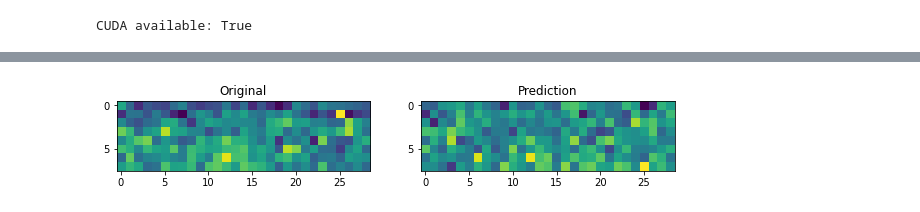
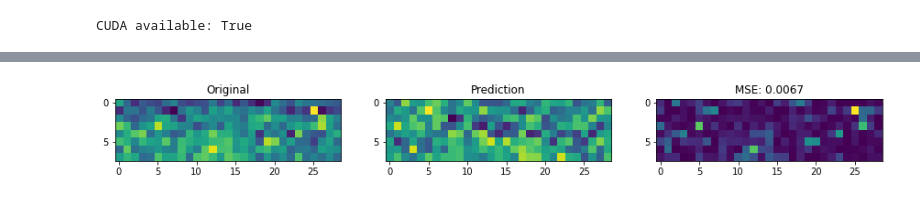
Before and after one commit to GunnerStone/AlgonautsChallenge_Fall2021, a Jupyter notebook: Model_Training/model_creation_sub01_V1_RAW.ipynb, the cells around one changed output, grey strips where cells are left out. Cells and saved outputs as stored; diff of their text form; code cells hidden in the pictures.

Commit message:
working models

```diff
--- a/Model_Training/model_creation_sub01_V1_RAW.ipynb
+++ b/Model_Training/model_creation_sub01_V1_RAW.ipynb
@@ -36,7 +47,7 @@ CUDA available: True
 
 #isolate subject of interests' data
 num_subjects = 10
-soi = 'sub01'
+soi = subject
 
 # read in every npy file in the directory Gunners_training_data/V1/RAW and store them in a list
 training_data = []
@@ -46,17 +57,17 @@ training_labels = []
 culling_scale = 1
 
 # for each file in the directory
-for i, file in enumerate(os.listdir('../Gunners_training_data/V1/RAW')):
+for i, file in enumerate(os.listdir('../Gunners_training_data/{}/{}'.format(roi, preprocessing))):
     # if the file name contains the soi string
     if not soi in file:
         continue
     # if the file is a .npy file
     if file.endswith('.npy'):
         # read in the file
-        data = np.load('../Gunners_training_data/V1/RAW/' + file, allow_pickle=True)
+        data = np.load('../Gunners_training_data/{}/{}/'.format(roi,preprocessing) + file, allow_pickle=True)
 
         # for each sample, make sure its dimensions are 32x32x225, if not then skip it
-        if data[0][0].shape != (32,32,225):
+        if data[0][0].shape != input_data_dims:
             continue
 
         # for each sample, add the data to the training_data list
@@ -64,9 +75,16 @@ for i, file in enumerate(os.listdir('../Gunners_training_data/V1/RAW')):
         # for each sample, add the label to the training_labels list
         training_labels.append(data[0][1])
 
+#normalize all labels to be between -1 and 1
+training_labels = np.array(training_labels)
+training_labels = (training_labels - np.min(training_labels)) / (np.max(training_labels) - np.min(training_labels))
+#print the value range of the labels
+print('Value range of labels: ', np.min(training_labels), np.max(training_labels))
+
 print('Number of training samples: ', len(training_data))
 num_classes = training_labels[0].shape[0]
 print('Number of voxel activations (classes): ', num_classes)
+
 
 # verify the data is loaded correctly
 training_data = np.array(training_data)
@@ -101,7 +120,7 @@ Number of voxel activations (classes):  232
 training_data tensor dims: torch.Size([768, 225, 32, 32])
 # %%
 # define RNN model with 255 channels
-model = timm.create_model('resnetrs50', num_classes=num_classes, in_chans=225, pretrained=True).to(device)
+model = timm.create_model('resnetrs50', num_classes=num_classes, in_chans=input_channels, pretrained=True).to(device)
 # make the model use floats
 model.float()
 
@@ -223,0 +249,3 @@ plt.show()
+# %%
+# load the model weights from file
+model.load_state_dict(torch.load('{}.pt'.format(model_name)))
@@ -224,13 +254,21 @@ plt.show()
 # %%
+model.eval()
 # display a side by side comparison of the original label and the predicted label
 def display_side_by_side(original, prediction):
-    fig = plt.figure(figsize=(10,5))
-    ax = fig.add_subplot(1, 2, 1)
+    #add title to the figure
+    fig = plt.figure(figsize=(15,5))
+    ax = fig.add_subplot(1, 3, 1)
     ax.imshow(original)
     ax.set_title('Original')
-    ax = fig.add_subplot(1, 2, 2)
+    ax = fig.add_subplot(1, 3, 2)
     ax.imshow(prediction)
     ax.set_title('Prediction')
+    # calculate the mean squared error
+    mse = (original - prediction)**2
+    # display mse next to the other comparisons
+    ax = fig.add_subplot(1, 3, 3)
+    ax.set_title('MSE: {:.4f}'.format (mse.mean()))
+    ax.imshow(mse)
     plt.show()
 
 # display a figure of the mean squared error between the original label and the predicted label on matplotlib
@@ -245,8 +283,58 @@ print(training_labels[0].unsqueeze(0).numpy().shape)
 resized_original = training_labels[0].unsqueeze(0).numpy().reshape(8,29)
 resized_prediction = model(training_data[0].unsqueeze(0).to(device)).detach().cpu().numpy().reshape(8,29)
 
+#draw a correlation coefficient graph between the original label and the predicted label
+def draw_correlation_coefficient(original, prediction):
+    # calculate the correlation coefficient
+    corr_coeff = np.corrcoef(original, prediction)[0,1]
+    # display the correlation coefficient
+    print('Correlation Coefficient: ', corr_coeff)
+    # plot the correlation coefficient graph
+    plt.plot(original, prediction, 'o')
+    plt.xlabel('Original')
+    plt.ylabel('Prediction')
+    plt.title('Correlation Coefficient: {:.2f}'.format(corr_coeff))
+    plt.show()
+
+
+#print out value ranges of prediction
+print('Prediction Range: ', np.min(resized_prediction), np.max(resized_prediction))
+
 # display a side by side comparison of the original label and the predicted label
 display_side_by_side(resized_original,resized_prediction)
 display_mse(resized_original,resized_prediction)
+
+draw_correlation_coefficient(training_labels[0].unsqueeze(0).numpy(),model(training_data[0].unsqueeze(0).to(device)).detach().cpu().numpy())
+
+#find out the correlation coefficient between the original label and the predicted label for the entire dataset
+def find_correlation_coeff(valid_dataset):
+    # calculate the correlation coefficient
+    corr_coeff_list = []
+    # separate the pytorch dataset into the data and labels
+    # set the model to evaluation mode
+    model.eval()
+
+    # evaluate the model on the validation set
+    for i, (data, labels) in enumerate(valid_loader):
+        # move tensors to GPU if CUDA is available
+        if use_cuda:
+            data = data.to(device)
+            labels = labels.to(device)
+
+        # validation forward pass
+        output = model(data)
+        # calculate the correlation coefficient
+        corr_coeff_list.append(np.corrcoef(labels.detach().cpu().numpy(), output.detach().cpu().numpy())[0,1])
+    # calculate the mean correlation coefficient
+    mean_corr_coeff = np.mean(corr_coeff_list)
+    #print the highest correlation coefficient and lowest correlation coefficient
+    print('Highest Correlation Coefficient: ', max(corr_coeff_list))
+    print('Lowest Correlation Coefficient: ', min(corr_coeff_list))
+
+    # display the mean correlation coefficient
+    print('Mean Correlation Coefficient: ', mean_corr_coeff)
+    return mean_corr_coeff
+
+print ( 'Mean Correlation Coefficient: ', find_correlation_coeff(valid_data))
 # %% [output]
 (1, 232)
@@ -253 +342 @@ display_mse(resized_original,resized_prediction)
-[figure, old version]
+[figure, new version]
```
Also changed, not shown: parts of 9 cells of this notebook, 4 other files.
